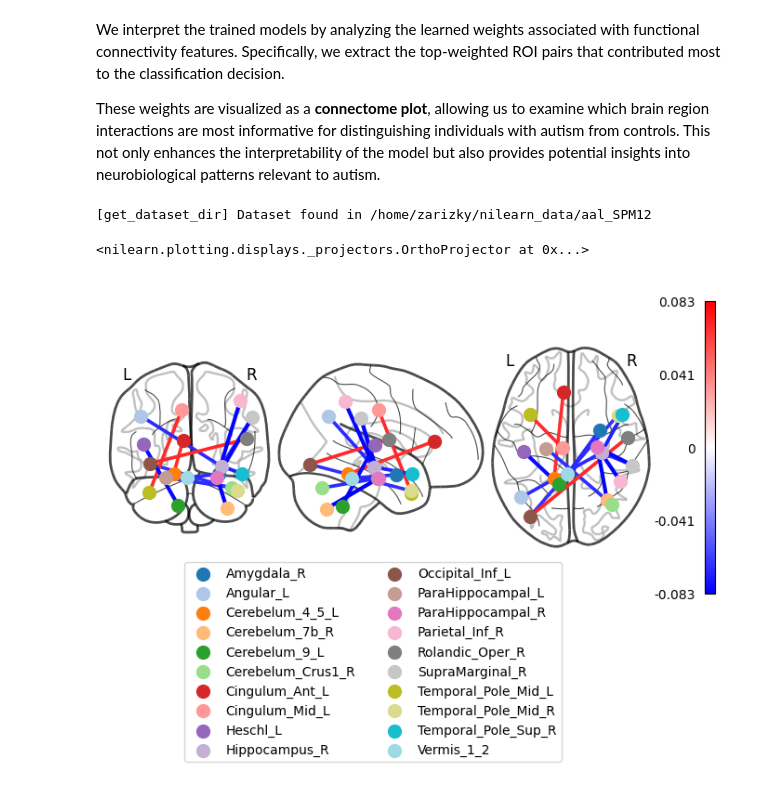
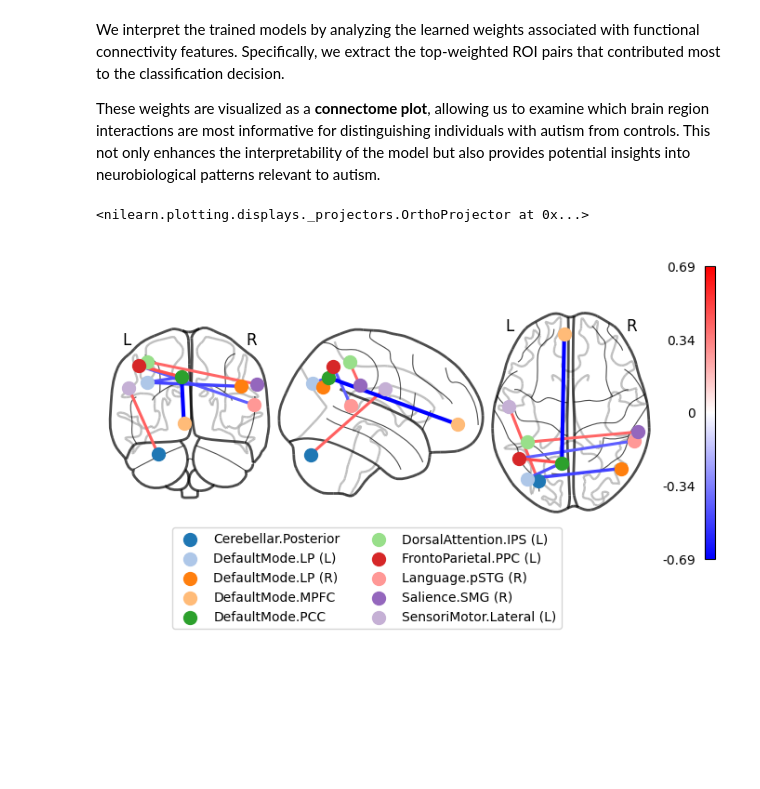
Before and after one commit to pykale/mmai-tutorials, a Jupyter notebook: tutorials/brain-disorder-diagnosis/notebook.ipynb, the cells around one changed output. Saved outputs shown, nothing was run; the diff lists cells and outputs as text; code cells hidden in the pictures; blank space fills up the shorter version.

```diff
--- a/tutorials/brain-disorder-diagnosis/notebook.ipynb
+++ b/tutorials/brain-disorder-diagnosis/notebook.ipynb
@@ -158,18 +181,2 @@ The diagnostic label `DX_GROUP` is used to assign the target class:
 - `CONTROL` → `0`
 - `ASD` → `1`
-# %%
-from preprocess import process_phenotypic_data
-
-# Process the phenotypic metadata from the ABIDE dataset
-# This function handles:
-# - Imputation of missing values (e.g., assuming right-handed for missing handedness)
-# - One-hot encoding of categorical variables (e.g., sex, site, eye status)
-# - Standardization of continuous variables based on the chosen strategy ('site' or 'all')
-
-# Returns:
-# - `labels`: Binary class labels (0 = control, 1 = ASD)
-# - `sites`: Site identifiers for domain adaptation
-# - `phenotypes`: Feature matrix containing encoded and standardized phenotypic variables
-labels, sites, phenotypes = process_phenotypic_data(
-    dataset["phenotypic"], cfg.PHENOTYPE.STANDARDIZE
-)
@@ -195,3 +183,9 @@ features = extract_functional_connectivity(time_series, cfg.CONNECTIVITY.MEASURE
+# %%
+from preprocess import preprocess_phenotypic_data
+
+labels, sites, phenotypes = preprocess_phenotypic_data(
+    phenotypes, cfg.PHENOTYPE.STANDARDIZE
+)
 # %% [markdown]
 # Modeling
 
@@ -258,9 +302,9 @@ We also specify the hyperparameter search strategy and other training parameters
 from sklearn.base import clone
 from kale.pipeline.multi_domain_adapter import AutoMIDAClassificationTrainer as Trainer
 
-# Configuration with cv included
+# Configuration with cv and random_state/seed included
 trainer_cfg = {k.lower(): v for k, v in cfg.TRAINER.items()}
-trainer_cfg = {**trainer_cfg, "cv": cv}
+trainer_cfg = {**trainer_cfg, "cv": cv, "random_state": cfg.RANDOM_STATE}
 
 # Initialize dictionary for different trainers
 trainers = {}
@@ -285,7 +329,7 @@ import pandas as pd
 from tqdm import tqdm
 
 # Define common training arguments for all models: features (X), labels (y), and group info (sites)
-fit_args = {"x": features, "y": labels, "groups": sites}
+fit_args = {"x": fc, "y": labels, "groups": sites}
 
 cv_results = {}
 for model in (pbar := tqdm(trainers)):
@@ -326,29 +370,29 @@ We interpret the trained models by analyzing the learned weights associated with
 
 These weights are visualized as a **connectome plot**, allowing us to examine which brain region interactions are most informative for distinguishing individuals with autism from controls. This not only enhances the interpretability of the model but also provides potential insights into neurobiological patterns relevant to autism.
 # %%
-import seaborn as sns
-from nilearn.plotting import find_parcellation_cut_coords
+import numpy as np
 from kale.interpret.visualize import visualize_connectome
-from nilearn.datasets import fetch_atlas_aal
 
-aal = fetch_atlas_aal()
-coords = find_parcellation_cut_coords(aal.maps)
-labels = aal.labels
+# Fetch coefficients to visualize feature importance
+coef = trainers["site_only"].coef_.ravel()
+# check if coef != features, assumes augmented features with phenotypes/sites
+if coef.shape[0] != fc.shape[1]:
+    coef, _ = np.split(coef, [fc.shape[1]])
 
+# Visualize the coefficients as a connectome plot
 proj = visualize_connectome(
     trainers["baseline"].coef_.ravel(),
-    labels,
+    rois,
     coords,
-    0.002,  # Take top 0.2% of connections
+    0.015,  # Take top 1.5% of connections
     legend_params={
         "bbox_to_anchor": (2.75, -0.1),  # Align legend outside the plot
         "ncol": 2,
     },
 )
 
 # Display the resulting connectome plot
 display(proj)
 # %% [output]
-[get_dataset_dir] Dataset found in /home/zarizky/nilearn_data/aal_SPM12
+<nilearn.plotting.displays._projectors.OrthoProjector at 0x...>
-<nilearn.plotting.displays._projectors.OrthoProjector at 0x...>
-[figure, old version]
+[figure, new version]
```
Also changed, not shown: parts of 21 cells of this notebook, 8 other files.
